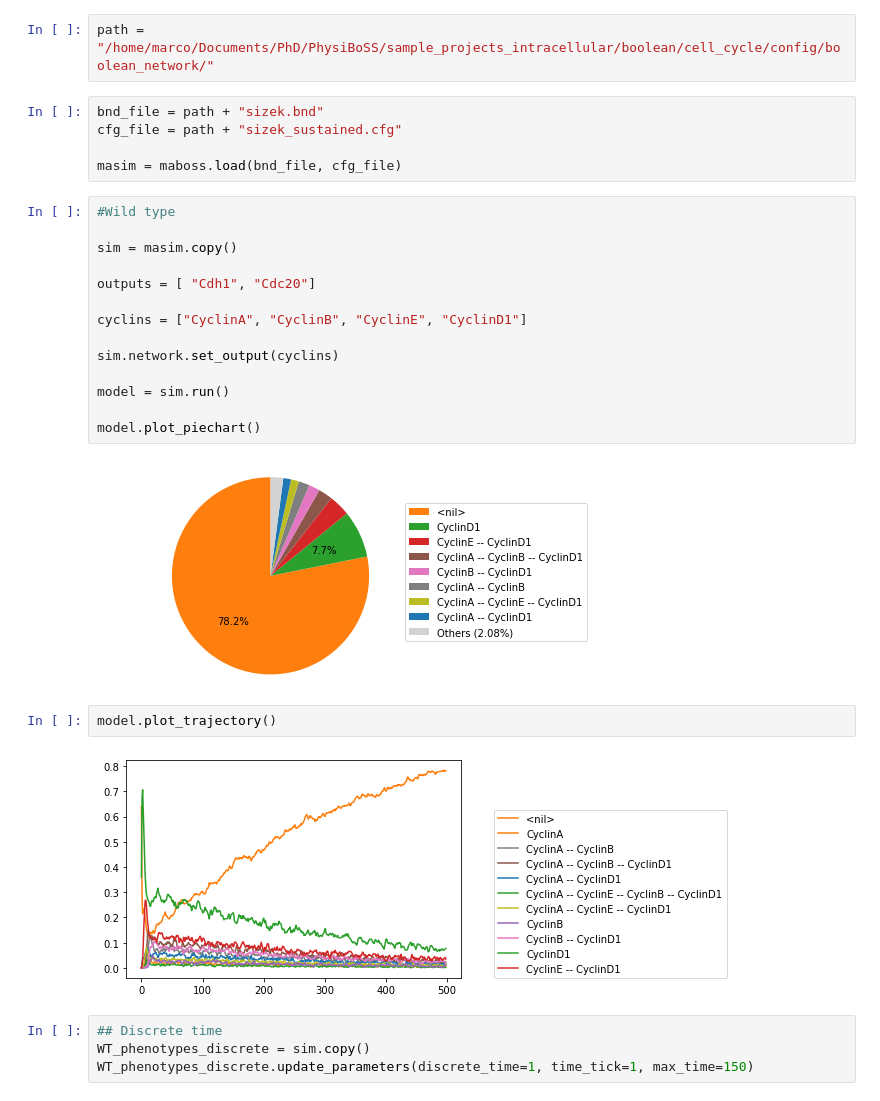
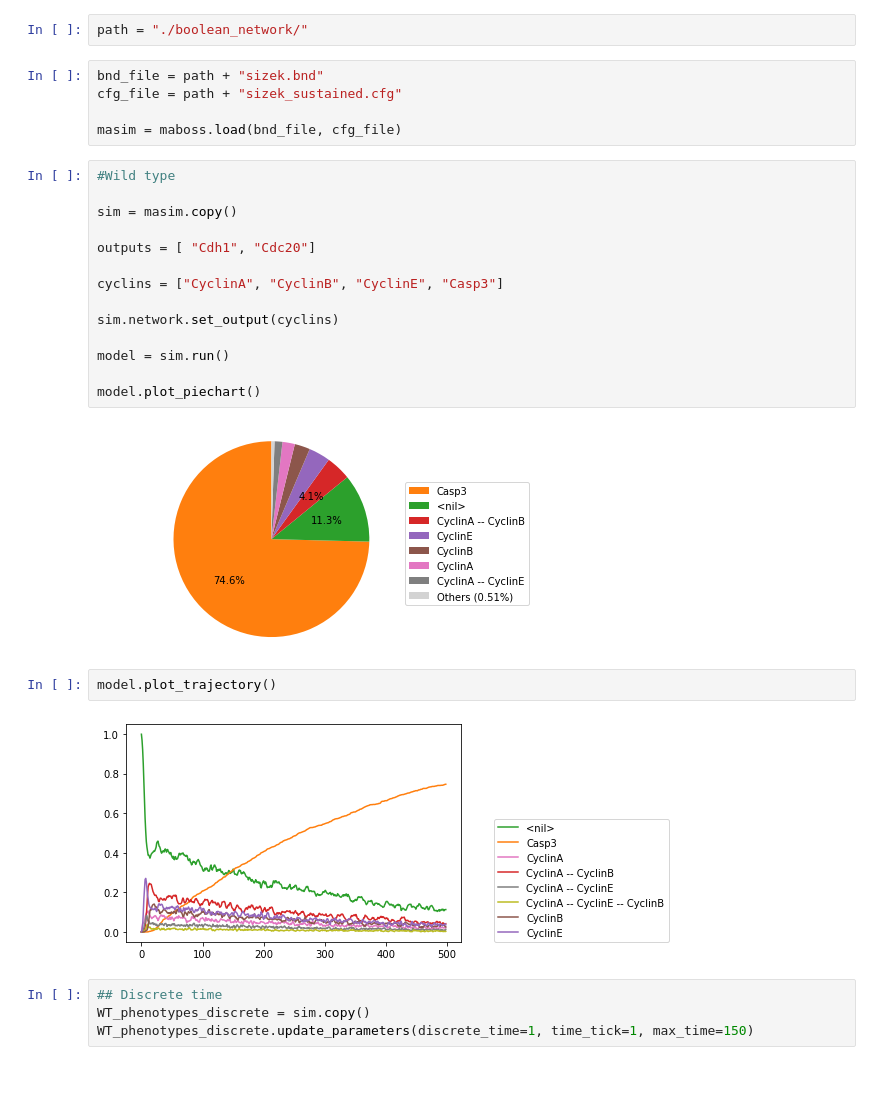
Before and after one commit to marcorusc/PhysiBoSS, a Jupyter notebook: sample_projects_intracellular/boolean/cell_cycle/scripts/sizekForMarco/Boolean_analysis.ipynb, the cells around one changed output. Drawn from its saved outputs; the diff is of its cells as text.

```diff
--- a/sample_projects_intracellular/boolean/cell_cycle/scripts/sizekForMarco/Boolean_analysis.ipynb
+++ b/sample_projects_intracellular/boolean/cell_cycle/scripts/sizekForMarco/Boolean_analysis.ipynb
@@ -14,7 +14,7 @@ import os
 
 from tools import load_trajs, draw_graph_from_pandas, compute_circuits, compute_stg_counts
 # %%
-path = "/home/marco/Documents/PhD/PhysiBoSS/sample_projects_intracellular/boolean/cell_cycle/config/boolean_network/"
+path = "./boolean_network/"
 # %%
 bnd_file = path + "sizek.bnd"
 cfg_file = path + "sizek_sustained.cfg"
@@ -23,23 +23,23 @@ masim = maboss.load(bnd_file, cfg_file)
 # %%
 #Wild type
 
 sim = masim.copy()
 
 outputs = [ "Cdh1", "Cdc20"]
 
-cyclins = ["CyclinA", "CyclinB", "CyclinE", "CyclinD1"]
+cyclins = ["CyclinA", "CyclinB", "CyclinE", "Casp3"]
 
 sim.network.set_output(cyclins)
 
 model = sim.run()
 
 model.plot_piechart()
 # %% [output]
-[figure, old version]
+[figure, new version]
 # %%
 model.plot_trajectory()
 # %% [output]
-[figure, old version]
+[figure, new version]
 # %%
 ## Discrete time
 WT_phenotypes_discrete = sim.copy()
```
Also changed, not shown: parts of 20 cells of this notebook, 33 other files.
